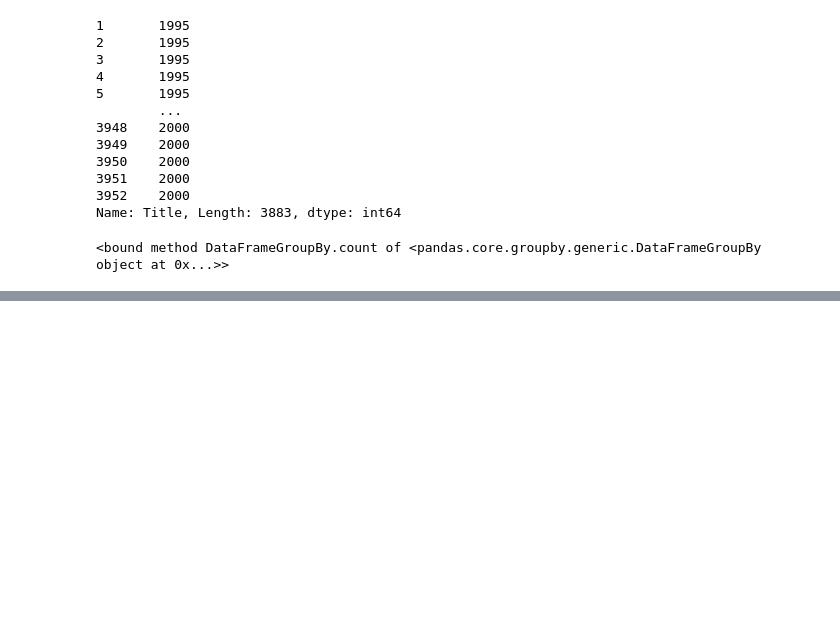
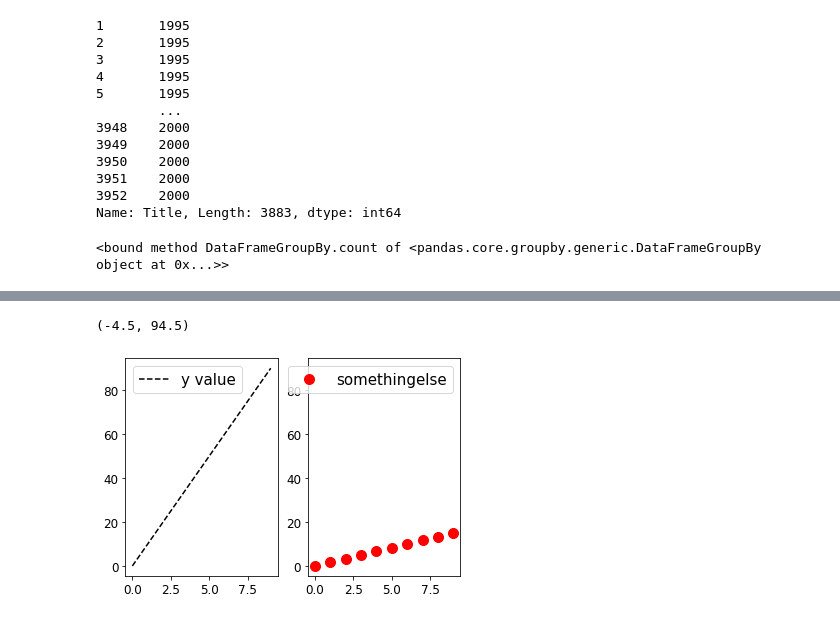
Before and after one commit to taranaalex/MLPNS_ATarana, a Jupyter notebook: MLPNS23_bootcamp.ipynb, the cells around one changed output, grey strips where cells are left out. Saved outputs shown, nothing was run; the diff lists cells and outputs as text; code cells hidden in the pictures; blank space fills up the shorter version.

```diff
--- a/MLPNS23_bootcamp.ipynb
+++ b/MLPNS23_bootcamp.ipynb
@@ -502,0 +869,13 @@ There are 68 in the list.
+# %%
+fig = pl.figure()
+ax1 = fig.add_subplot(121)
+ax2 = fig.add_subplot(122)
+ax1.plot(myx,myy,'k--', label='y value')
+ax2.plot(myx,myy2, 'ro', ms=10, label='somethingelse')
+ax1.legend(fontsize=15)
+ax2.legend(fontsize=15)
+ylim = ax1.get_ylim() #chaimo ylim il range del primo plot
+ax2.set_ylim(ylim) #impongo che il secondo plot abbia lo stesso range
+# %% [output]
+(-4.5, 94.5)
+[figure, added]
```
Also changed, not shown: parts of 62 cells of this notebook.
